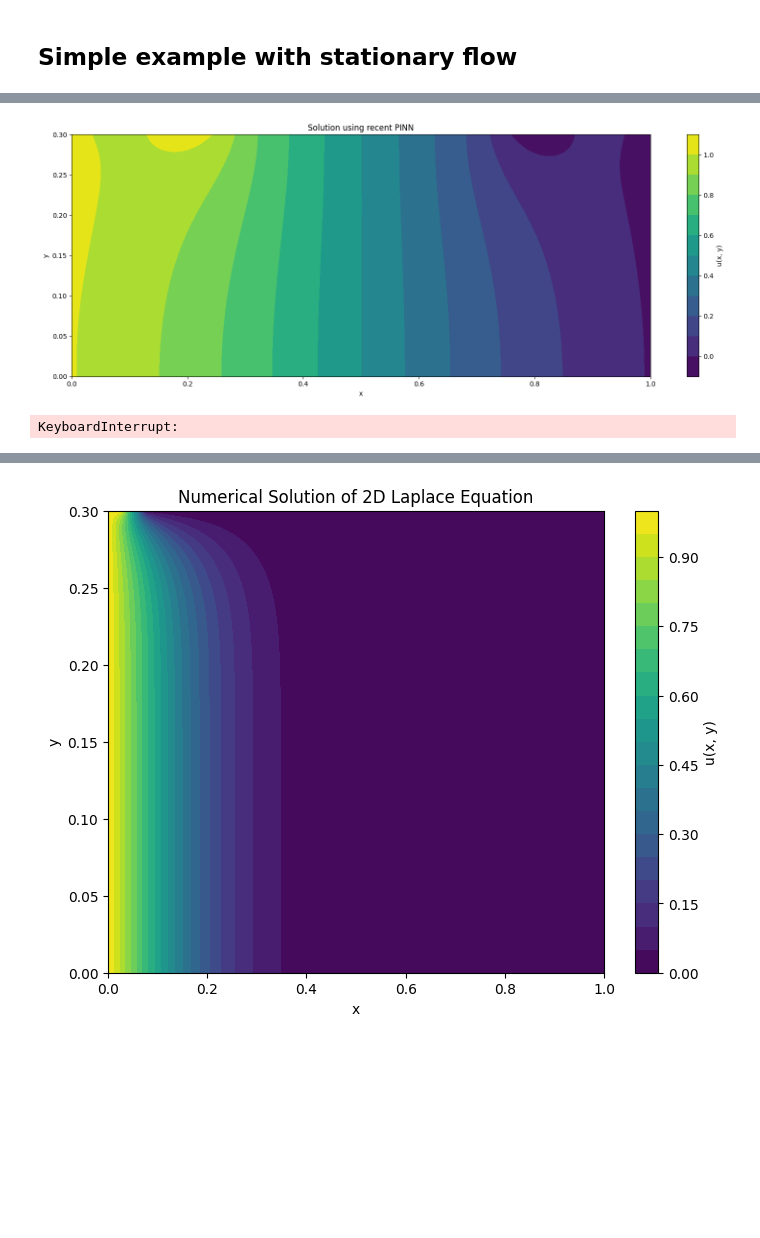
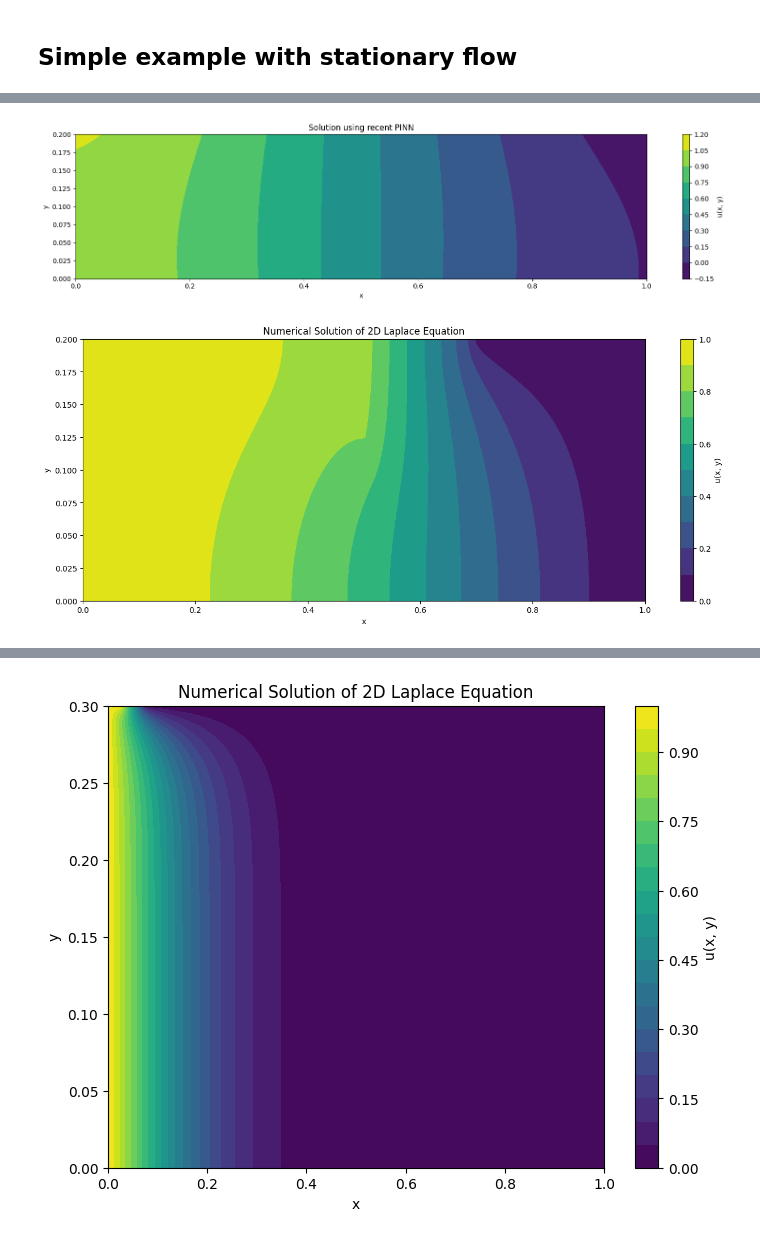
Before and after one commit to jolu2111/Prosjektoppgave, a Jupyter notebook: Laplace_equation.ipynb, the cells around one changed output, grey strips where cells are left out. Cells and saved outputs as stored; diff of their text form; code cells hidden in the pictures; blank space fills up the shorter version.

```diff
--- a/Laplace_equation.ipynb
+++ b/Laplace_equation.ipynb
@@ -650,34 +648,34 @@ Maximum absolute difference: 1.075E+00, Mean absolute difference: 5.460E-01
 # %%
 # Plot the results
 num=100
-x = torch.linspace(0, right, num)
-y=torch.linspace(0, top, num)
+x = torch.linspace(0, right, 600)
+y=torch.linspace(0, top, 200)
 X, Y = torch.meshgrid(x, y)
 test_points = torch.cat([X.reshape(-1, 1), Y.reshape(-1, 1)], dim=1)
 
 # PINN solution
-predicted_u = model(test_points).detach().numpy().reshape(num, num) #detach, numpy are used to convert the tensor to numpy array, reshape to coordinates.
+predicted_u = model(test_points).detach().numpy().reshape(600, 200) #detach, numpy are used to convert the tensor to numpy array, reshape to coordinates.
 
-plt.figure(figsize=(16, 6))
+plt.figure(figsize=(16, 4))
 
 # PINN solution plot
 plt.contourf(X.numpy(), Y.numpy(), predicted_u, 10, cmap="viridis")
 plt.colorbar(label="u(x, y)")
 plt.xlabel("x")
 plt.ylabel("y")
 plt.title("Solution using recent PINN")
 
 plt.tight_layout()
 plt.show()
 # %% [output]
-[figure, old version]
+[figure, new version]
 # %%
 # Domain parameters
-left, right, bottom, top = 0, 1, 0, 0.3
+left, right, bottom, top = 0, 1, 0, 0.2
 Lx, Ly = right,top  # Domain size in x and y
-Nx, Ny = 600, 200  # Number of grid points
+Nx, Ny = 300, 100  # Number of grid points
 dx, dy = Lx / (Nx - 1), Ly / (Ny - 1)  # Grid spacing
-tolerance = 1e-8  # Convergence tolerance
+tolerance = 1e-6  # Convergence tolerance
 
 # Boundary conditions
 def f(y): return 1  # u(0, y) = f(y)
@@ -695,6 +693,8 @@ u[-1, :] = s(np.linspace(0, Ly, Ny))  # Right boundary
 # Neumann condition (no flow) on the top and bottom boundaries
 u[int(0.3*Nx):int(0.7*Nx), -1] = u[int(0.3*Nx):int(0.7*Nx), -2]    # Top boundary, ∂u/∂y = 0
 u[0:Nx, 0] = u[0:Nx, 1]      # Bottom boundary, ∂u/∂y = 0
+u[int(0.5*Nx), int(0.5*Ny):Ny] = u[int(0.5*Nx)+1, int(0.5*Ny):Ny]
+u[int(0.5*Nx), int(0.5*Ny):Ny] = u[int(0.5*Nx)-1, int(0.5*Ny):Ny]
 
 # Iterative solution using the finite difference method
 error = 1.0  # Initialize error
@@ -708,6 +708,8 @@ while error > tolerance:
     # Neumann condition (no flow in x-direction at x = 1): ∂u/∂x = 0
     u[int(0.3*Nx):int(0.7*Nx), -1] = u[int(0.3*Nx):int(0.7*Nx), -2]    # Top boundary, ∂u/∂y = 0
     u[0:Nx, 0] = u[0:Nx, 1]      # Bottom boundary, ∂u/∂y = 0
+    u[int(0.5*Nx), int(0.5*Ny):Ny] = u[int(0.5*Nx)+1, int(0.5*Ny):Ny]
+    u[int(0.5*Nx), int(0.5*Ny):Ny] = u[int(0.5*Nx)-1, int(0.5*Ny):Ny]
 
     # Compute the error as the maximum difference between old and new values
     error = np.max(np.abs(u - u_old))
@@ -715,11 +717,11 @@ while error > tolerance:
 # Plot the results
 X, Y = np.meshgrid(np.linspace(0, Lx, Nx), np.linspace(0, Ly, Ny))
 plt.figure(figsize=(16, 6))
-plt.contourf(X, Y, u.T, 20, cmap="viridis")
+plt.contourf(X, Y, u.T, 10, cmap="viridis")
 plt.colorbar(label="u(x, y)")
 plt.xlabel("x")
 plt.ylabel("y")
 plt.title("Numerical Solution of 2D Laplace Equation")
 plt.show()
 # %% [output]
-KeyboardInterrupt:
+[figure, added]
```
Also changed, not shown: parts of 9 cells of this notebook, 4 other files.
